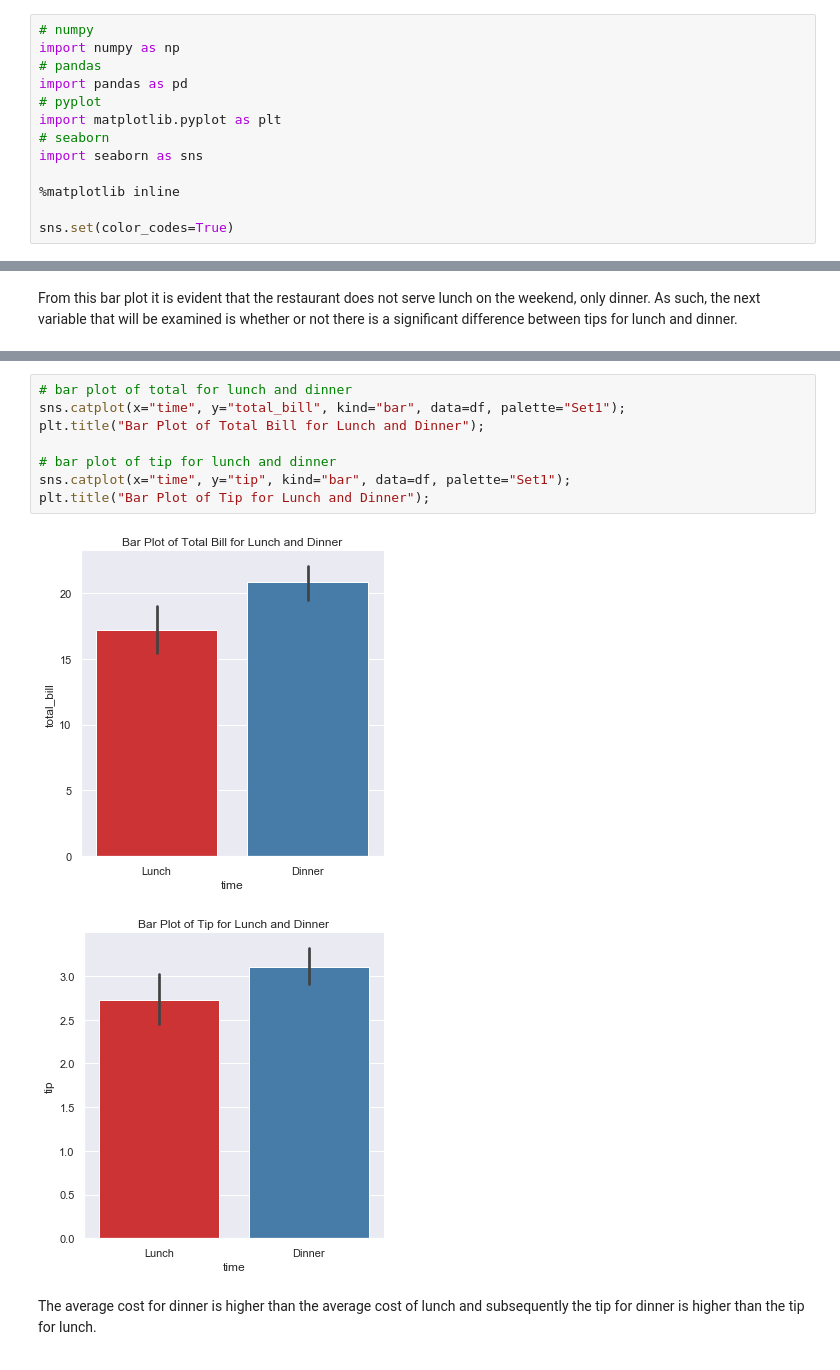
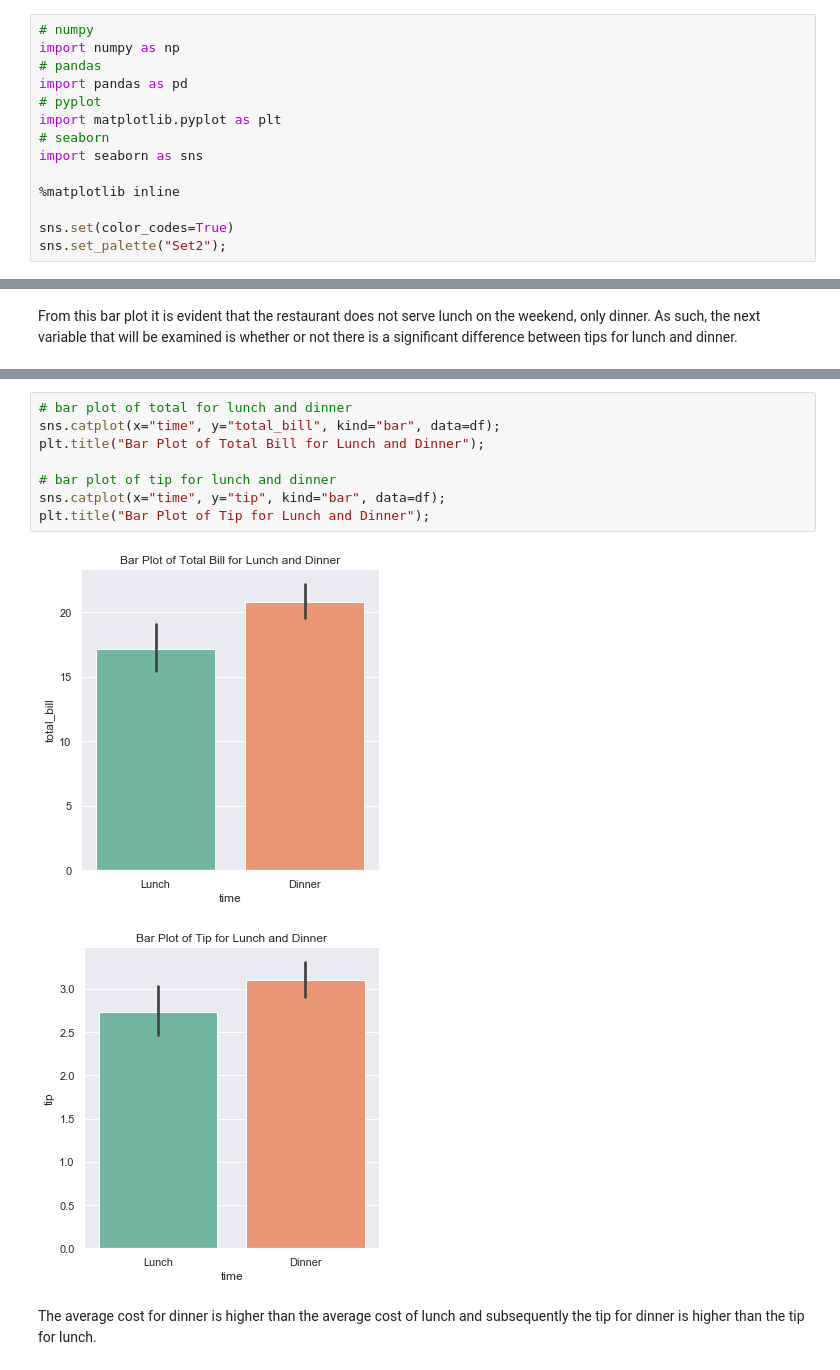
Before and after one commit to ANihill/Fundamentals-Assessment, a Jupyter notebook: Fundamentals of Data Analytics - Assessment.ipynb, the cells around one changed output, grey strips where cells are left out. Saved outputs shown, nothing was run; the diff lists cells and outputs as text.

```diff
--- a/Fundamentals of Data Analytics - Assessment.ipynb
+++ b/Fundamentals of Data Analytics - Assessment.ipynb
@@ -11,6 +11,7 @@ import seaborn as sns
 %matplotlib inline
 
 sns.set(color_codes=True)
+sns.set_palette("Set2");
 # %%
 # import tips dataset from seaborn
 tips = sns.load_dataset("tips")
@@ -249,14 +276,14 @@ sns.relplot(x="total_bill", y="tip", hue="time", data=tips, palette="Set1");
 # %%
 # bar plot of total for lunch and dinner
-sns.catplot(x="time", y="total_bill", kind="bar", data=df, palette="Set1");
+sns.catplot(x="time", y="total_bill", kind="bar", data=df);
 plt.title("Bar Plot of Total Bill for Lunch and Dinner");
 
 # bar plot of tip for lunch and dinner
-sns.catplot(x="time", y="tip", kind="bar", data=df, palette="Set1");
+sns.catplot(x="time", y="tip", kind="bar", data=df);
 plt.title("Bar Plot of Tip for Lunch and Dinner");
 # %% [output]
-[figure, old version]
+[figure, new version]
-[figure, old version]
+[figure, new version]
 # %% [markdown]
 The average cost for dinner is higher than the average cost of lunch and subsequently the tip for dinner is higher than the tip for lunch.
 # %%
```
Also changed, not shown: parts of 43 cells of this notebook.
